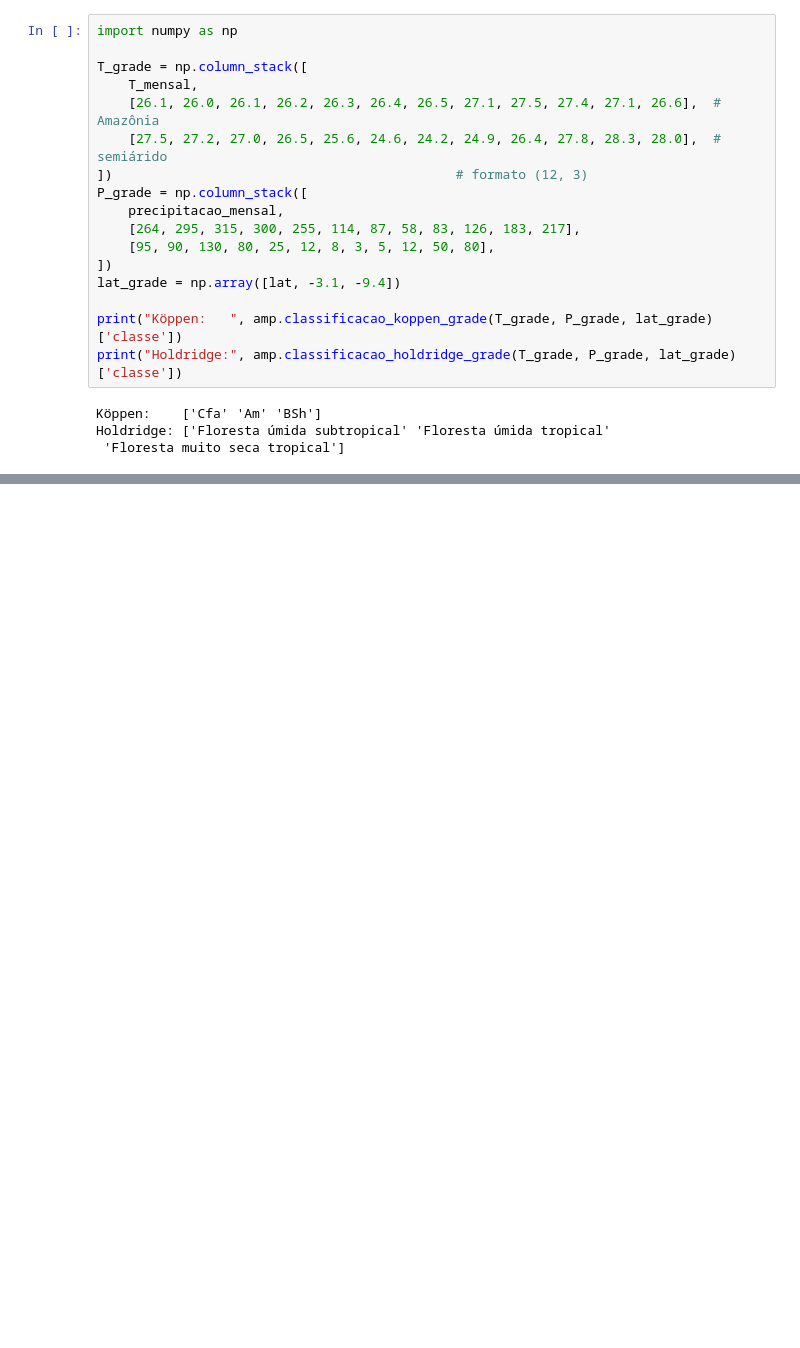
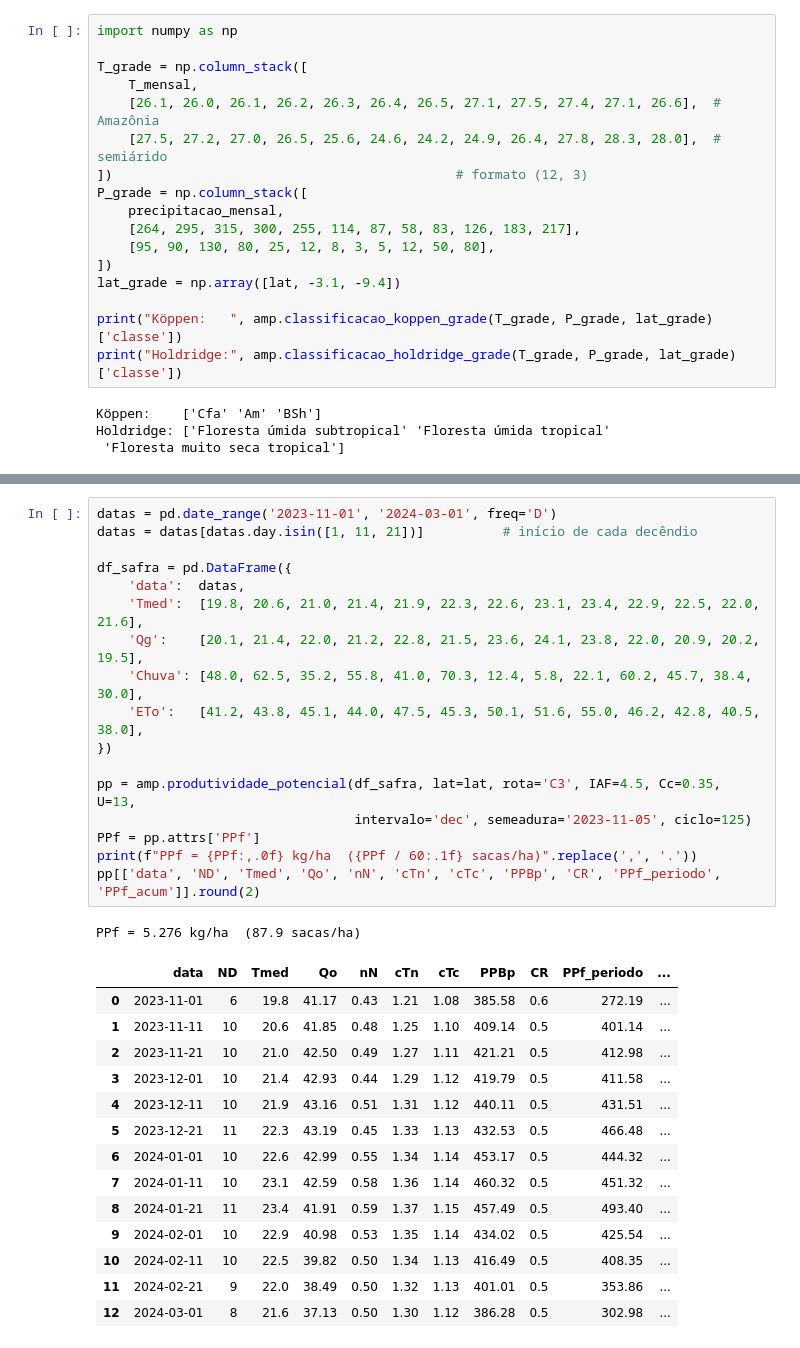
Before and after one commit to fcoliveira-utfpr/agrometeorologiapy, a Jupyter notebook: examples/tutorial_colab.ipynb, the cells around one changed output, grey strips where cells are left out. Drawn from its saved outputs; the diff is of its cells as text; blank space fills up the shorter version.

```diff
--- a/examples/tutorial_colab.ipynb
+++ b/examples/tutorial_colab.ipynb
@@ -705,0 +799,33 @@ Holdridge: ['Floresta úmida subtropical' 'Floresta úmida tropical'
+# %%
+datas = pd.date_range('2023-11-01', '2024-03-01', freq='D')
+datas = datas[datas.day.isin([1, 11, 21])]          # início de cada decêndio
+
+df_safra = pd.DataFrame({
+    'data':  datas,
+    'Tmed':  [19.8, 20.6, 21.0, 21.4, 21.9, 22.3, 22.6, 23.1, 23.4, 22.9, 22.5, 22.0, 21.6],
+    'Qg':    [20.1, 21.4, 22.0, 21.2, 22.8, 21.5, 23.6, 24.1, 23.8, 22.0, 20.9, 20.2, 19.5],
+    'Chuva': [48.0, 62.5, 35.2, 55.8, 41.0, 70.3, 12.4, 5.8, 22.1, 60.2, 45.7, 38.4, 30.0],
+    'ETo':   [41.2, 43.8, 45.1, 44.0, 47.5, 45.3, 50.1, 51.6, 55.0, 46.2, 42.8, 40.5, 38.0],
+})
+
+pp = amp.produtividade_potencial(df_safra, lat=lat, rota='C3', IAF=4.5, Cc=0.35, U=13,
+                                 intervalo='dec', semeadura='2023-11-05', ciclo=125)
+PPf = pp.attrs['PPf']
+print(f"PPf = {PPf:,.0f} kg/ha  ({PPf / 60:.1f} sacas/ha)".replace(',', '.'))
+pp[['data', 'ND', 'Tmed', 'Qo', 'nN', 'cTn', 'cTc', 'PPBp', 'CR', 'PPf_periodo', 'PPf_acum']].round(2)
+# %% [output]
+PPf = 5.276 kg/ha  (87.9 sacas/ha)
+|  | data | ND | Tmed | Qo | nN | cTn | cTc | PPBp | CR | PPf_periodo | ... |
+| 0 | 2023-11-01 | 6 | 19.8 | 41.17 | 0.43 | 1.21 | 1.08 | 385.58 | 0.6 | 272.19 | ... |
+| 1 | 2023-11-11 | 10 | 20.6 | 41.85 | 0.48 | 1.25 | 1.10 | 409.14 | 0.5 | 401.14 | ... |
+| 2 | 2023-11-21 | 10 | 21.0 | 42.50 | 0.49 | 1.27 | 1.11 | 421.21 | 0.5 | 412.98 | ... |
+| 3 | 2023-12-01 | 10 | 21.4 | 42.93 | 0.44 | 1.29 | 1.12 | 419.79 | 0.5 | 411.58 | ... |
+| 4 | 2023-12-11 | 10 | 21.9 | 43.16 | 0.51 | 1.31 | 1.12 | 440.11 | 0.5 | 431.51 | ... |
+| 5 | 2023-12-21 | 11 | 22.3 | 43.19 | 0.45 | 1.33 | 1.13 | 432.53 | 0.5 | 466.48 | ... |
+| 6 | 2024-01-01 | 10 | 22.6 | 42.99 | 0.55 | 1.34 | 1.14 | 453.17 | 0.5 | 444.32 | ... |
+| 7 | 2024-01-11 | 10 | 23.1 | 42.59 | 0.58 | 1.36 | 1.14 | 460.32 | 0.5 | 451.32 | ... |
+| 8 | 2024-01-21 | 11 | 23.4 | 41.91 | 0.59 | 1.37 | 1.15 | 457.49 | 0.5 | 493.40 | ... |
+| 9 | 2024-02-01 | 10 | 22.9 | 40.98 | 0.53 | 1.35 | 1.14 | 434.02 | 0.5 | 425.54 | ... |
+| 10 | 2024-02-11 | 10 | 22.5 | 39.82 | 0.50 | 1.34 | 1.13 | 416.49 | 0.5 | 408.35 | ... |
+| 11 | 2024-02-21 | 9 | 22.0 | 38.49 | 0.50 | 1.32 | 1.13 | 401.01 | 0.5 | 353.86 | ... |
+| 12 | 2024-03-01 | 8 | 21.6 | 37.13 | 0.50 | 1.30 | 1.12 | 386.28 | 0.5 | 302.98 | ... |
```
Also changed, not shown: parts of 13 cells of this notebook, 8 other files.
